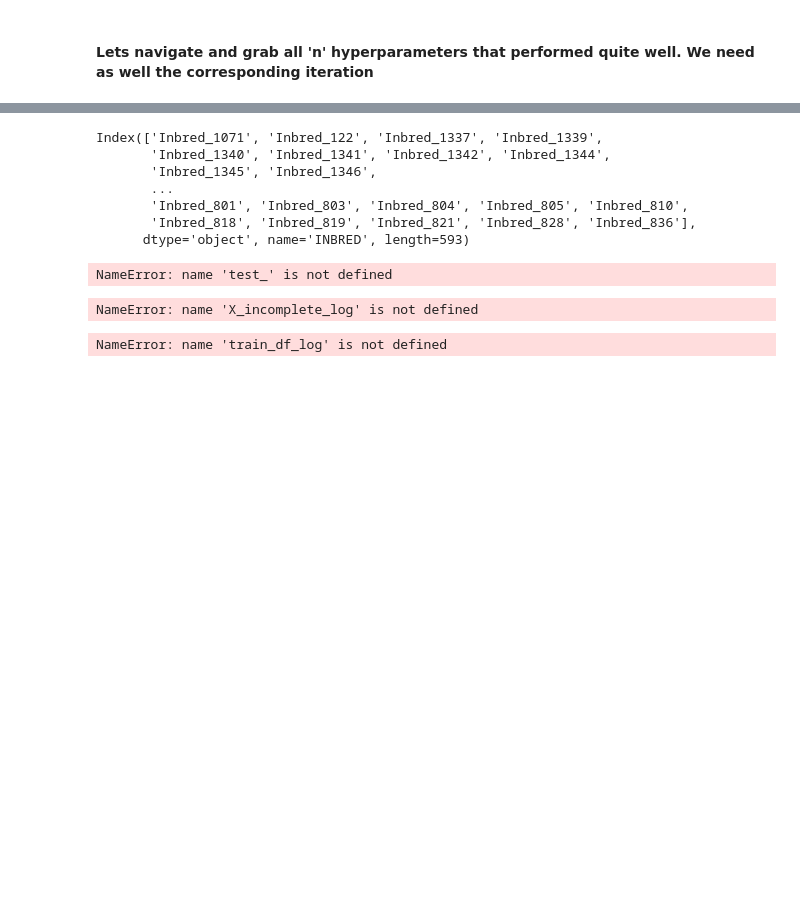
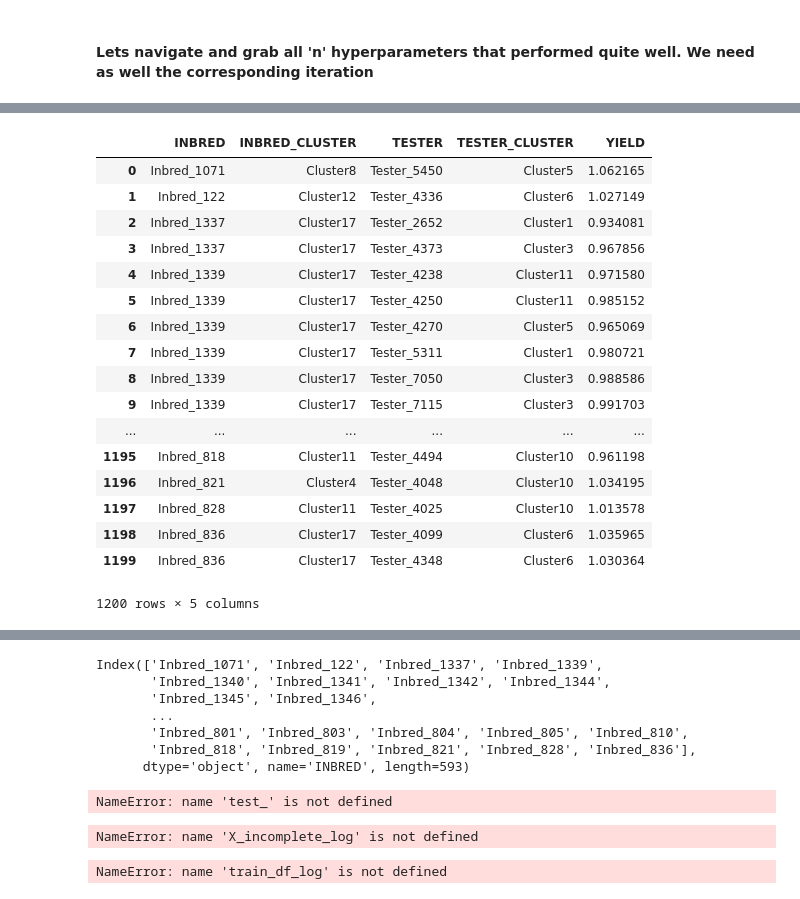
Before and after one commit to MartinBagaram/RecommendationSystem_MF-, a Jupyter notebook: notebooks/syngenta_data_exploration.ipynb, the cells around one changed output, grey strips where cells are left out. Cells and saved outputs as stored; diff of their text form; code cells hidden in the pictures; blank space fills up the shorter version.

```diff
--- a/notebooks/syngenta_data_exploration.ipynb
+++ b/notebooks/syngenta_data_exploration.ipynb
@@ -104,0 +95,19 @@ model.global_best
+# %%
+prediction = None
+for param in topn:
+    list_mse = param[1]['mse']
+    mats = param[1]['best_var']
+    ind_min = list_mse.index(np.min(list_mse))
+    mat_dict = mats[ind_min]
+    b = mat_dict['b']
+    b_u = mat_dict['bu']
+    b_i = mat_dict['bi']
+    P = mat_dict['P']
+    Q = mat_dict['Q']
+    pred = b + b_u[:,np.newaxis] + b_i[np.newaxis:,] + P.dot(Q.T)
+    if prediction is None:
+        prediction = pred.copy()
+    else:
+        prediction = prediction + pred
+
+pred_matrix = prediction / len(topn)
@@ -104,0 +118,3 @@ model.global_best
+# %%
+test_df = pd.read_csv('../data/input/CC2020_test_final.csv')
+test_df.head()
@@ -105 +128,33 @@ model.global_best
+# %%
+rows = train_df.index
+col = train_df.columns
+full_df = pd.DataFrame(data=pred_matrix, index=rows, columns=col)
+# %%
+for i in test_df.index:
+    inbred = test_df.loc[i, 'INBRED']
+    tester = test_df.loc[i, 'TESTER']
+    # get the value from the full matrix
+    val = full_df.loc[inbred, tester]
+    test_df.loc[i, 'YIELD'] = val
+# %%
+test_df.to_csv(filename='../data/output/prediction_submission.csv')
+# %% [output]
+|  | INBRED | INBRED_CLUSTER | TESTER | TESTER_CLUSTER | YIELD |
+| 0 | Inbred_1071 | Cluster8 | Tester_5450 | Cluster5 | 1.062165 |
+| 1 | Inbred_122 | Cluster12 | Tester_4336 | Cluster6 | 1.027149 |
+| 2 | Inbred_1337 | Cluster17 | Tester_2652 | Cluster1 | 0.934081 |
+| 3 | Inbred_1337 | Cluster17 | Tester_4373 | Cluster3 | 0.967856 |
+| 4 | Inbred_1339 | Cluster17 | Tester_4238 | Cluster11 | 0.971580 |
+| 5 | Inbred_1339 | Cluster17 | Tester_4250 | Cluster11 | 0.985152 |
+| 6 | Inbred_1339 | Cluster17 | Tester_4270 | Cluster5 | 0.965069 |
+| 7 | Inbred_1339 | Cluster17 | Tester_5311 | Cluster1 | 0.980721 |
+| 8 | Inbred_1339 | Cluster17 | Tester_7050 | Cluster3 | 0.988586 |
+| 9 | Inbred_1339 | Cluster17 | Tester_7115 | Cluster3 | 0.991703 |
+| ... | ... | ... | ... | ... | ... |
+| 1195 | Inbred_818 | Cluster11 | Tester_4494 | Cluster10 | 0.961198 |
+| 1196 | Inbred_821 | Cluster4 | Tester_4048 | Cluster10 | 1.034195 |
+| 1197 | Inbred_828 | Cluster11 | Tester_4025 | Cluster10 | 1.013578 |
+| 1198 | Inbred_836 | Cluster17 | Tester_4099 | Cluster6 | 1.035965 |
+| 1199 | Inbred_836 | Cluster17 | Tester_4348 | Cluster6 | 1.030364 |
+1200 rows × 5 columns
 # %%
```
Also changed, not shown: parts of 16 cells of this notebook, 3 other files.
